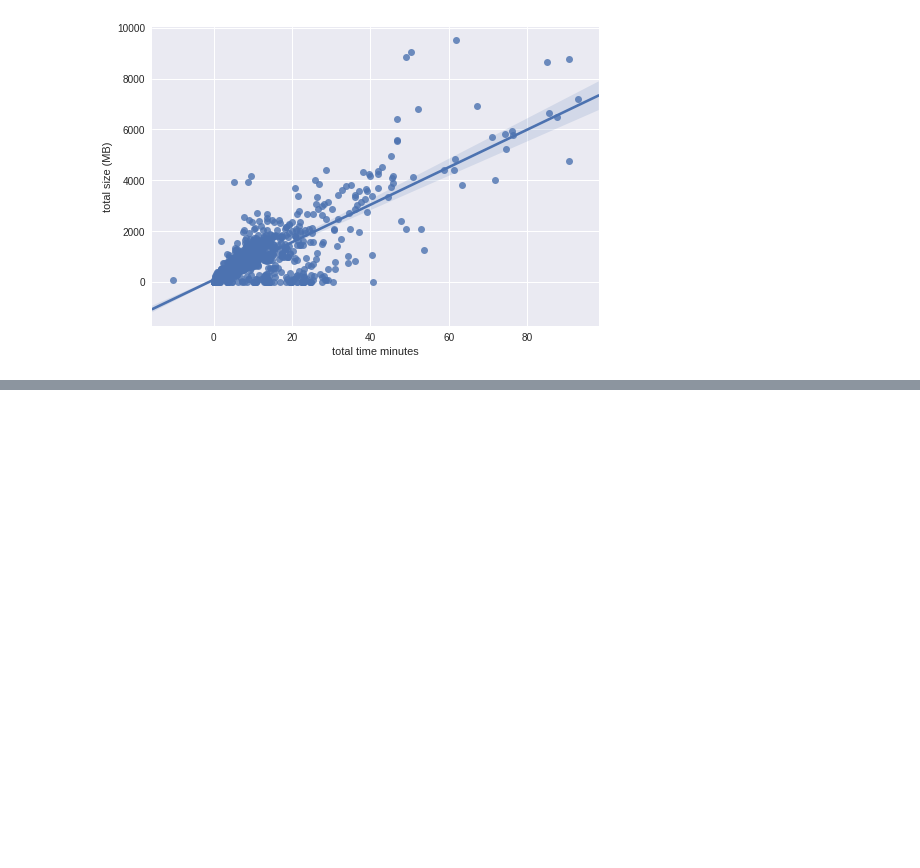
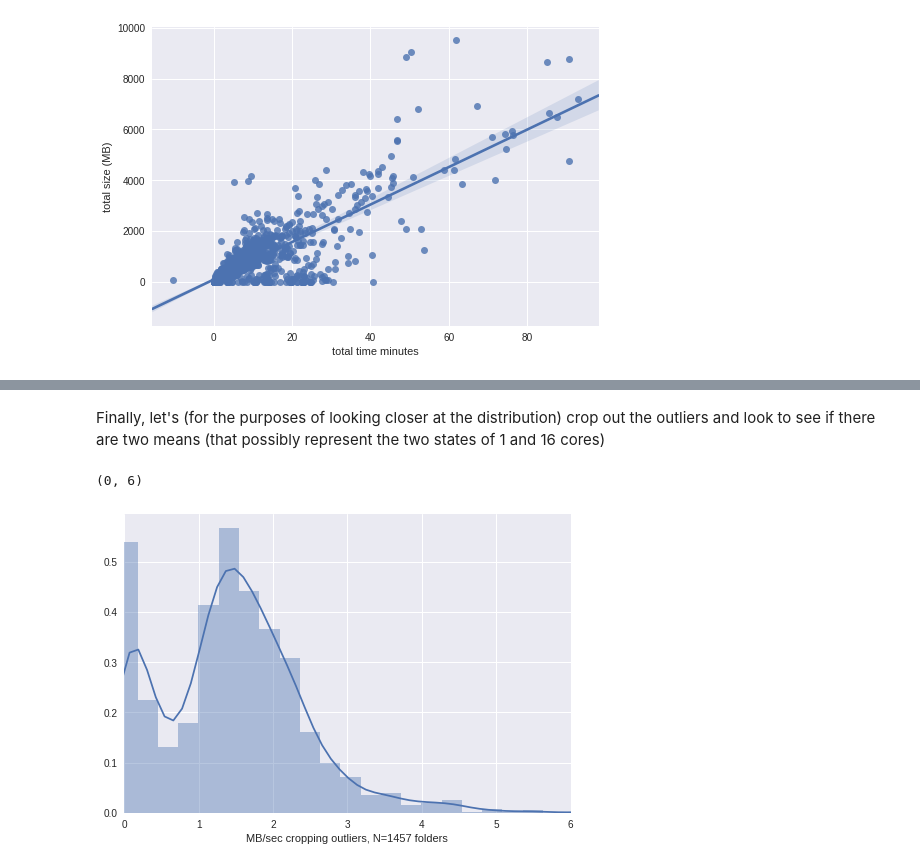
Before and after one commit to pydicom/sendit, a Jupyter notebook: logs/sendit-alpha-metrics.ipynb, the cells around one changed output, grey strips where cells are left out. Drawn from its saved outputs; the diff is of its cells as text; code cells hidden in the pictures; blank space fills up the shorter version.

```diff
--- a/logs/sendit-alpha-metrics.ipynb
+++ b/logs/sendit-alpha-metrics.ipynb
@@ -85 +88,11 @@ mb_sec                 1.111789
 dtype: float64
+# %% [markdown]
+Finally, let's (for the purposes of looking closer at the distribution) crop out the outliers and look to see if there are two means (that possibly represent the two states of 1 and 16 cores)
+# %%
+mb_sec = done.size_mb / done.total_time_sec
+ax = sns.distplot(mb_sec)
+ax.set_xlabel("MB/sec cropping outliers, N=%s folders" %done.shape[0])
+ax.set_xlim(0,6)
+# %% [output]
+(0, 6)
+[figure, added]
```
Also changed, not shown: parts of 5 cells of this notebook.
